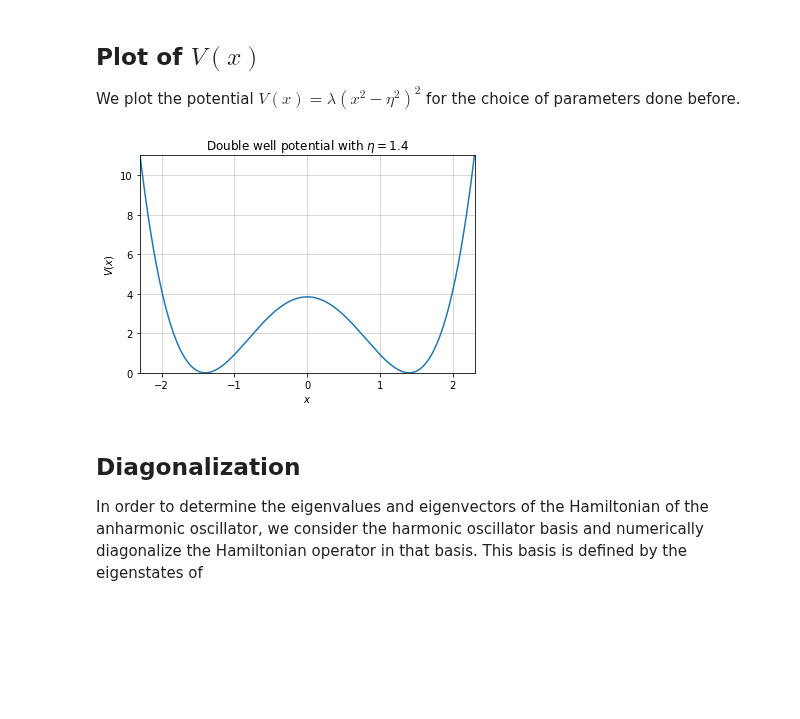
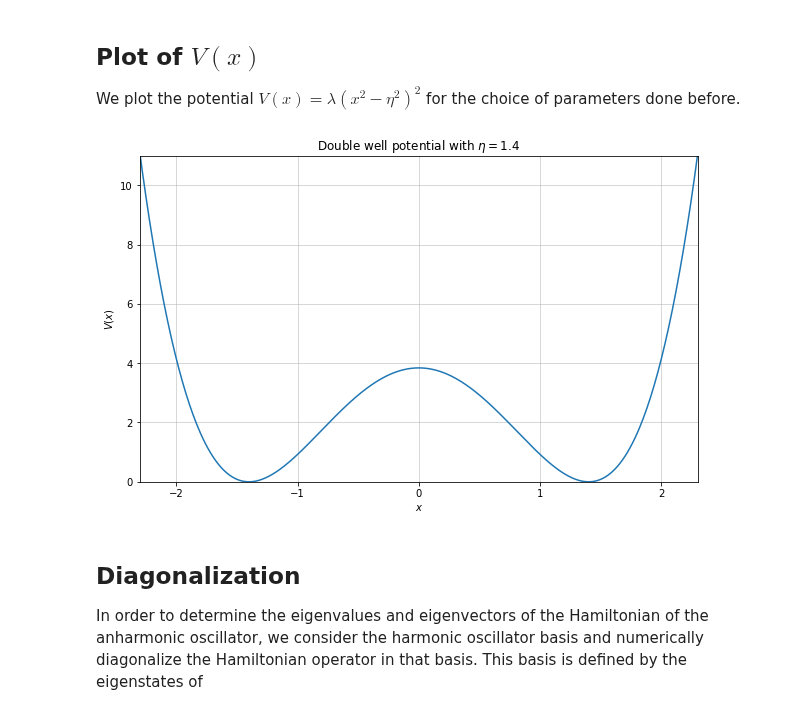
Before and after one commit to FabioOri/QuantumMonteCarlo, a Jupyter notebook: 1_diagonalization.ipynb, the cells around one changed output. Drawn from its saved outputs; the diff is of its cells as text; code cells hidden in the pictures; blank space fills up the shorter version.

```diff
--- a/1_diagonalization.ipynb
+++ b/1_diagonalization.ipynb
@@ -41,18 +39,18 @@ We plot the potential $V(x)=\lambda\left(x^2-\eta^2\right)^2$ for the choice of
 # %%
 # Plotting the potential
 xvec = np.linspace(xmin, xmax, Ngrid)       # Vector spanning from xmin to xmax with Ngrid points
 Vx = Lambda*(xvec**2 - eta**2)**2
 
-fig, ax = plt.subplots()
+fig, ax = plt.subplots(figsize = (10,6))
 ax.plot(xvec, Vx)
 ax.set_xlabel('$x$')
 ax.set_ylabel('$V(x)$')
 plt.xlim([-2.3, 2.3])
 plt.ylim([0, 11])
 plt.grid(linewidth = 0.5)
 plt.title('Double well potential with $\eta =$' + str(eta));
 # %% [output]
-[figure, old version]
+[figure, new version]
 # %% [markdown]
 ## Diagonalization
 In order to determine the eigenvalues and eigenvectors of the Hamiltonian of the anharmonic oscillator, we consider the harmonic oscillator basis and numerically diagonalize the Hamiltonian operator in that basis. This basis is defined by the eigenstates of
```
Also changed, not shown: parts of 5 cells of this notebook, 11 other files.
